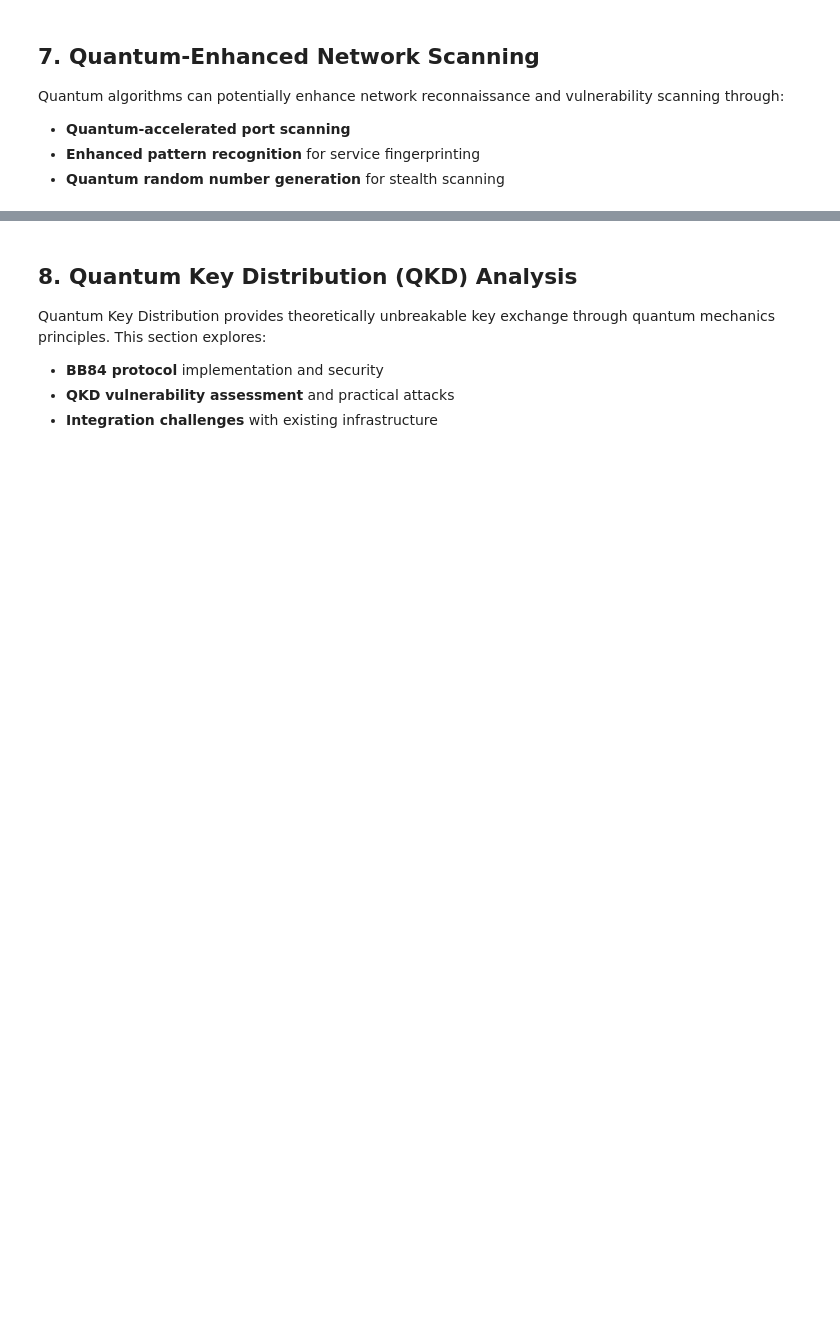
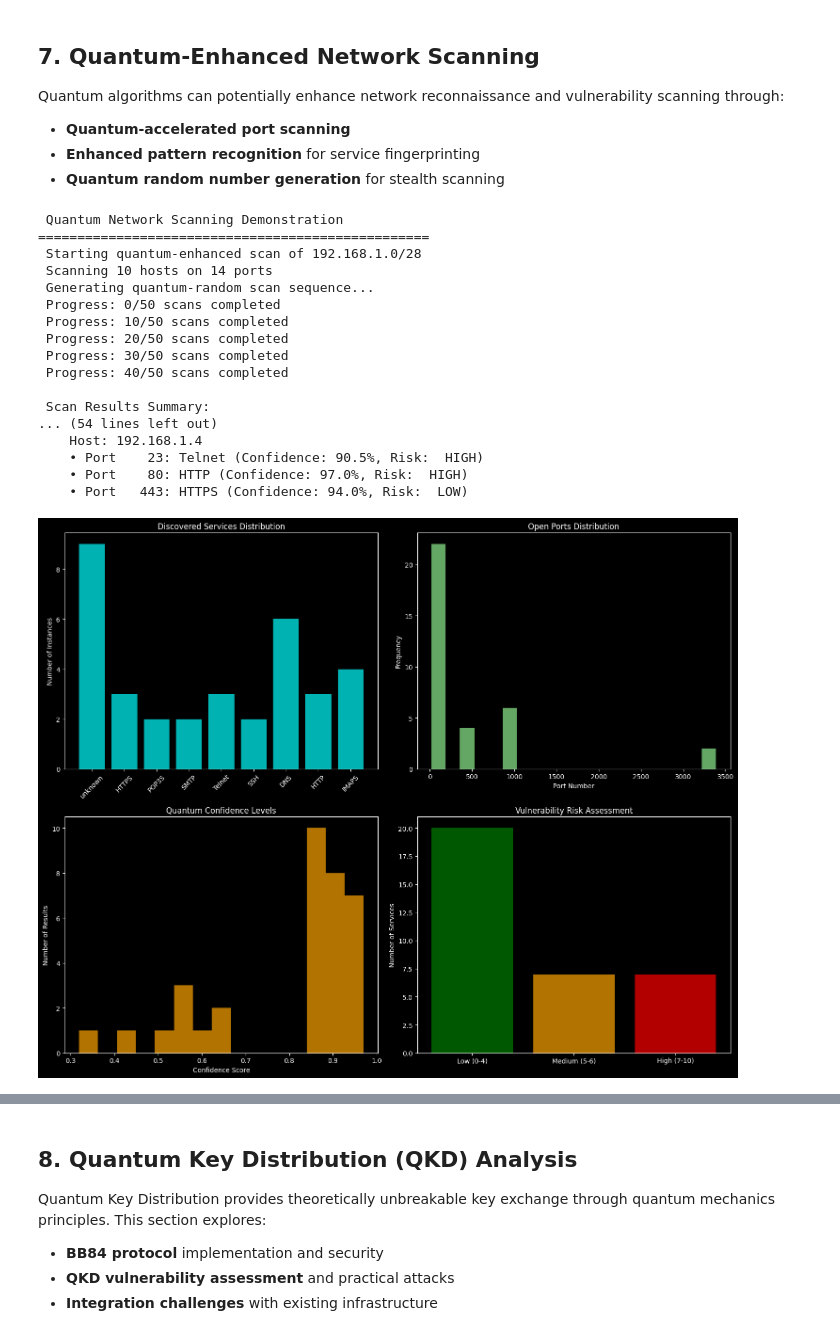
Before and after one commit to maurorisonho/Houdinis, a Jupyter notebook: notebooks/Houdinis_Advanced_Features.ipynb, the cells around one changed output, grey strips where cells are left out. Saved outputs shown, nothing was run; the diff lists cells and outputs as text; code cells hidden in the pictures; blank space fills up the shorter version.

```diff
--- a/notebooks/Houdinis_Advanced_Features.ipynb
+++ b/notebooks/Houdinis_Advanced_Features.ipynb
@@ -79,27 +275,0 @@ The Houdinis framework supports both local simulation and real quantum hardware
-# %%
-# Initialize Quantum Backend Manager
-print(" Initializing Quantum Backend Manager...")
-backend_manager = QuantumBackendManager()
-
-# Check available backends
-print("\n Available Quantum Backends:")
-backends = backend_manager.list_backends()
-for backend in backends:
-    print(f"  • {backend}")
-
-# Select optimal backend
-print("\n Selecting optimal backend...")
-selected_backend = backend_manager.select_backend(prefer_real=False)  # Set to True for real IBM Q hardware
-print(f"Selected backend: {selected_backend}")
-
-# Display backend information
-if hasattr(backend_manager, 'current_backend') and backend_manager.current_backend:
-    backend = backend_manager.current_backend
-    print(f"\n Backend Configuration:")
-    print(f"  • Name: {backend.name()}")
-    print(f"  • Max qubits: {backend.configuration().n_qubits}")
-    print(f"  • Basis gates: {backend.configuration().basis_gates}")
-    if hasattr(backend.configuration(), 'quantum_volume'):
-        print(f"  • Quantum Volume: {backend.configuration().quantum_volume}")
-
-print("\n Quantum backend initialized successfully!")
@@ -930,15 +1683,15 @@ class QuantumNetworkScanner:
 
         # Execute on quantum backend
         try:
-            if 'backend_manager' in globals():
-                backend = backend_manager.get_backend()
-                job = backend.run(qc, shots=1)
-                result = job.result()
-                counts = result.get_counts()
+            from qiskit_aer import Aer
+            backend = Aer.get_backend('aer_simulator')
+            job = backend.run(qc, shots=1)
+            result = job.result()
+            counts = result.get_counts()
 
-                # Use most frequent result as random seed
-                random_bitstring = max(counts, key=counts.get)
-                return int(random_bitstring, 2)
+            # Use most frequent result as random seed
+            random_bitstring = max(counts, key=counts.get)
+            return int(random_bitstring, 2)
         except:
             pass
 
@@ -1050,7 +1803,7 @@ if scan_results:
         for service in sorted(services, key=lambda x: x['port']):
             confidence = service['quantum_confidence'] * 100
             vuln_score = service['vulnerability_score']
-            risk_level = " HIGH" if vuln_score >= 7 else "🟡 MEDIUM" if vuln_score >= 5 else "🟢 LOW"
+            risk_level = " HIGH" if vuln_score >= 7 else " MEDIUM" if vuln_score >= 5 else " LOW"
             print(f"    • Port {service['port']:>5}: {service['service']} "
                   f"(Confidence: {confidence:.1f}%, Risk: {risk_level})")
 
@@ -1094,30 +1847,49 @@ if scan_results:
     colors = ['green', 'orange', 'red']
 
     ax4.bar(risk_categories, risk_counts, color=colors, alpha=0.7)
     ax4.set_title('Vulnerability Risk Assessment')
     ax4.set_ylabel('Number of Services')
 
     plt.tight_layout()
     plt.show()
 
 # Security analysis
 high_risk_services = [r for r in scan_results if r['vulnerability_score'] >= 7.0]
 medium_risk_services = [r for r in scan_results if 5.0 <= r['vulnerability_score'] < 7.0]
 
 print(f"\n  Security Analysis:")
 print(f"  • High-risk services: {len(high_risk_services)}")
 print(f"  • Medium-risk services: {len(medium_risk_services)}")
 print(f"  • Average quantum confidence: {np.mean([r['quantum_confidence'] for r in scan_results]):.2f}")
 
 if high_risk_services:
     print(f"\n Critical Findings:")
     for service in high_risk_services:
         print(f"    • {service['host']}:{service['port']} - {service['service']} "
               f"(Risk: {service['vulnerability_score']:.1f}/10)")
 
 print(f"\n Quantum Scanning Advantages:")
 print(f"  • True random scan ordering reduces detection")
 print(f"  • Enhanced pattern recognition for service identification")
 print(f"  • Improved stealth through quantum timing variations")
 print(f"  • Higher confidence in fingerprinting results")
 print(f"  • Potential for quantum-accelerated parallel scanning")
+# %% [output]
+ Quantum Network Scanning Demonstration
+==================================================
+ Starting quantum-enhanced scan of 192.168.1.0/28
+ Scanning 10 hosts on 14 ports
+ Generating quantum-random scan sequence...
+ Progress: 0/50 scans completed
+ Progress: 10/50 scans completed
+ Progress: 20/50 scans completed
+ Progress: 30/50 scans completed
+ Progress: 40/50 scans completed
+
+ Scan Results Summary:
+... (54 lines left out)
+    Host: 192.168.1.4
+    • Port    23: Telnet (Confidence: 90.5%, Risk:  HIGH)
+    • Port    80: HTTP (Confidence: 97.0%, Risk:  HIGH)
+    • Port   443: HTTPS (Confidence: 94.0%, Risk:  LOW)
+[figure, added]
```
Also changed, not shown: parts of 18 cells of this notebook.
